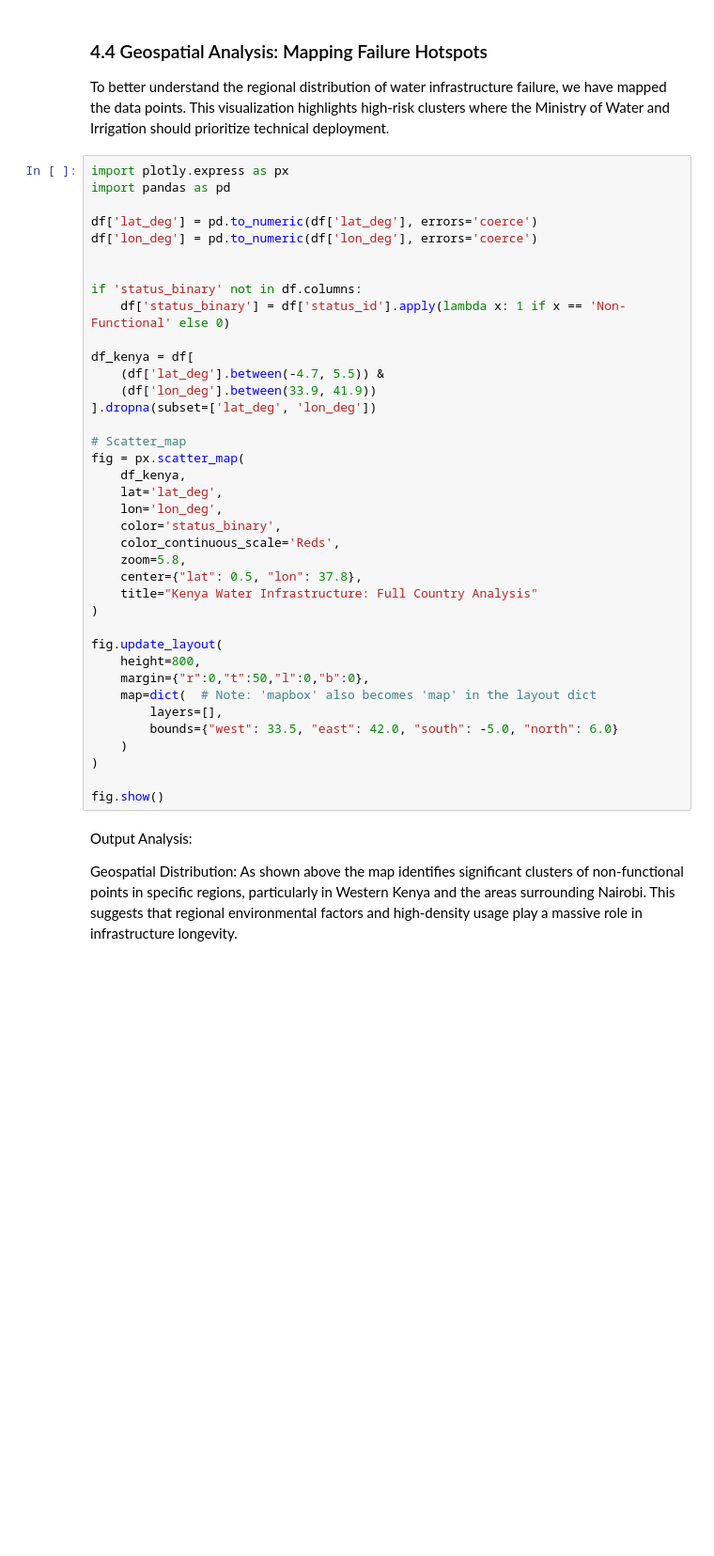
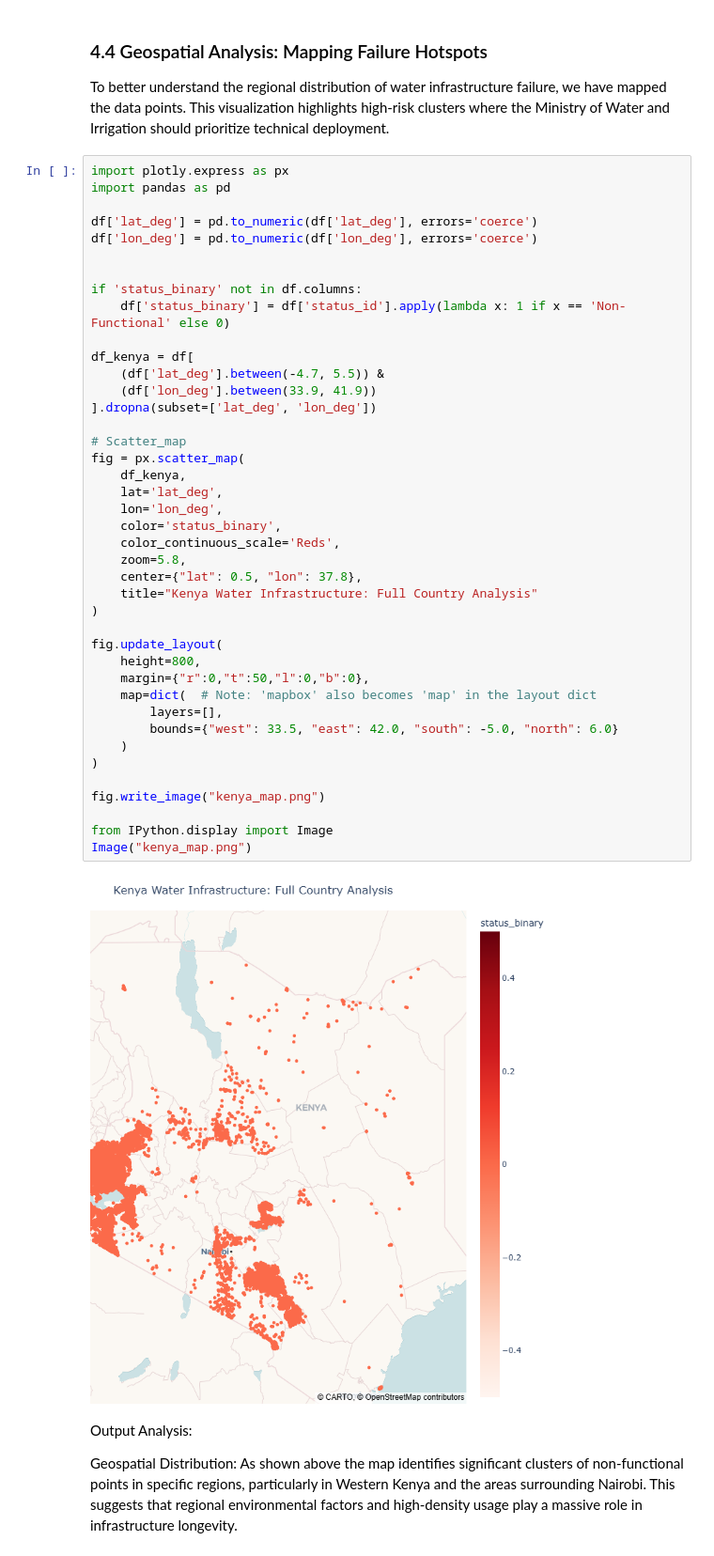
Before and after one commit to Abdull223/Maji-Metrics-2026, a Jupyter notebook: Maji Metrics 2026.ipynb, the cells around one changed output. Shown at 94% size. Cells and saved outputs as stored; diff of their text form; blank space fills up the shorter version.

```diff
--- a/Maji Metrics 2026.ipynb
+++ b/Maji Metrics 2026.ipynb
@@ -304,34 +304,39 @@ df['lon_deg'] = pd.to_numeric(df['lon_deg'], errors='coerce')
 
 if 'status_binary' not in df.columns:
     df['status_binary'] = df['status_id'].apply(lambda x: 1 if x == 'Non-Functional' else 0)
 
 df_kenya = df[
     (df['lat_deg'].between(-4.7, 5.5)) &
     (df['lon_deg'].between(33.9, 41.9))
 ].dropna(subset=['lat_deg', 'lon_deg'])
 
 # Scatter_map
 fig = px.scatter_map(
     df_kenya,
     lat='lat_deg',
     lon='lon_deg',
     color='status_binary',
     color_continuous_scale='Reds',
     zoom=5.8,
     center={"lat": 0.5, "lon": 37.8},
     title="Kenya Water Infrastructure: Full Country Analysis"
 )
 
 fig.update_layout(
     height=800,
     margin={"r":0,"t":50,"l":0,"b":0},
     map=dict(  # Note: 'mapbox' also becomes 'map' in the layout dict
         layers=[],
         bounds={"west": 33.5, "east": 42.0, "south": -5.0, "north": 6.0}
     )
 )
 
-fig.show()
+fig.write_image("kenya_map.png")
+
+from IPython.display import Image
+Image("kenya_map.png")
+# %% [output]
+[figure, added]
 # %% [markdown]
 Output Analysis:
 
```
Also changed, not shown: 7 other files.
